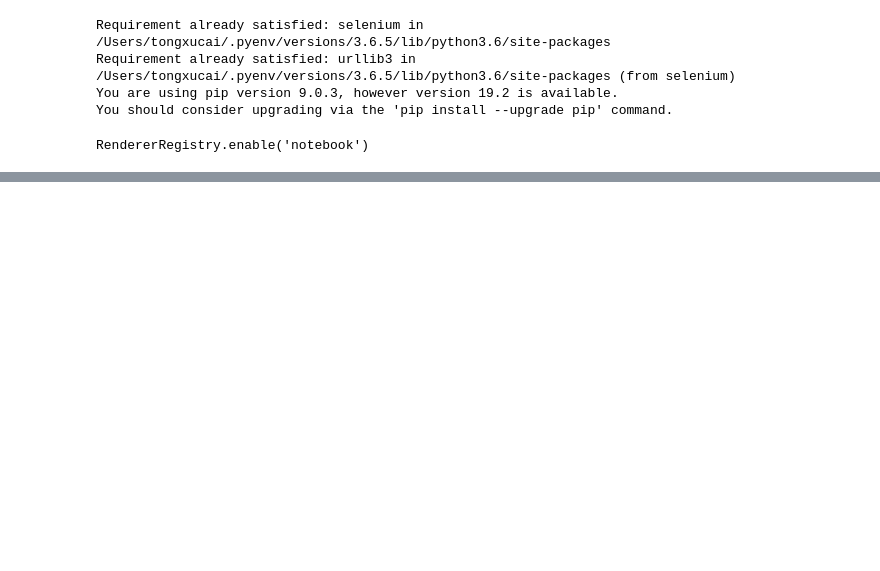
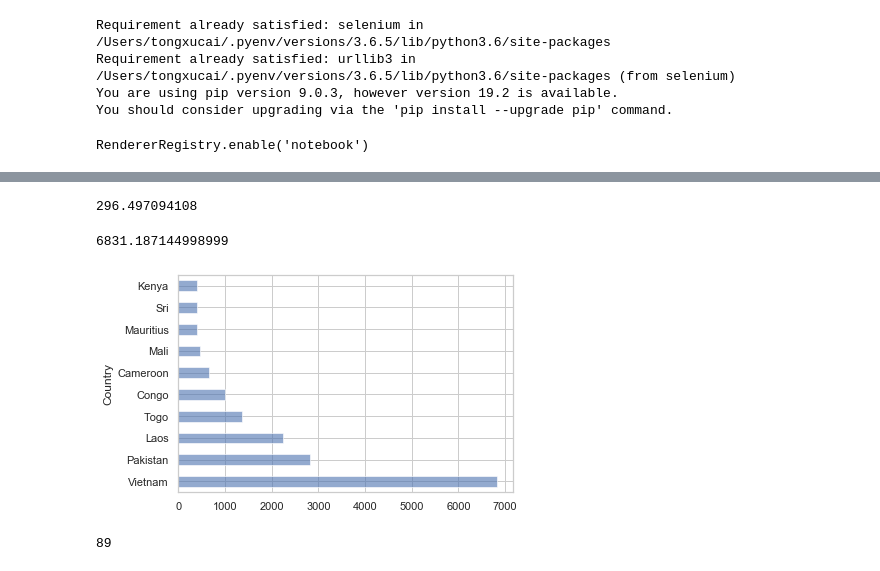
Before and after one commit to tongxuCai/datastudio, a Jupyter notebook: 2-cninvestment/2-cninvestment.ipynb, the cells around one changed output, grey strips where cells are left out. Cells and saved outputs as stored; diff of their text form; code cells hidden in the pictures; blank space fills up the shorter version.

```diff
--- a/2-cninvestment/2-cninvestment.ipynb
+++ b/2-cninvestment/2-cninvestment.ipynb
@@ -183,0 +215,6 @@ chart.save('Continent_Sector.png')
+# %%
+firstall['amount']=firstall['amount'].fillna(0)
+# %%
+#converting units in ['amount']
+firstall['amount']=firstall['amount']/1000000000
+firstall['amount']
@@ -183,0 +268,19 @@ chart.save('Continent_Sector.png')
+# %%
+firstall[firstall.Country=='Tanzania'].amount.sum()
+# %% [output]
+296.497094108
+# %%
+firstall[firstall.Country=='Vietnam'].amount.sum()
+# %% [output]
+6831.187144998999
+# %%
+firstall.groupby(by='Country').amount.sum().sort_values(ascending=False).head(10).plot(kind='barh',
+                                                                                      alpha=0.6)
+plt.savefig('mostamount.pdf')
+# %% [output]
+[figure, added]
+# %%
+(firstall.Country=='Vietnam').sum()
+#how many investments in Vietnam, the country receives the most amount of money.
+# %% [output]
+89
```
Also changed, not shown: parts of 18 cells of this notebook, 28 other files.
